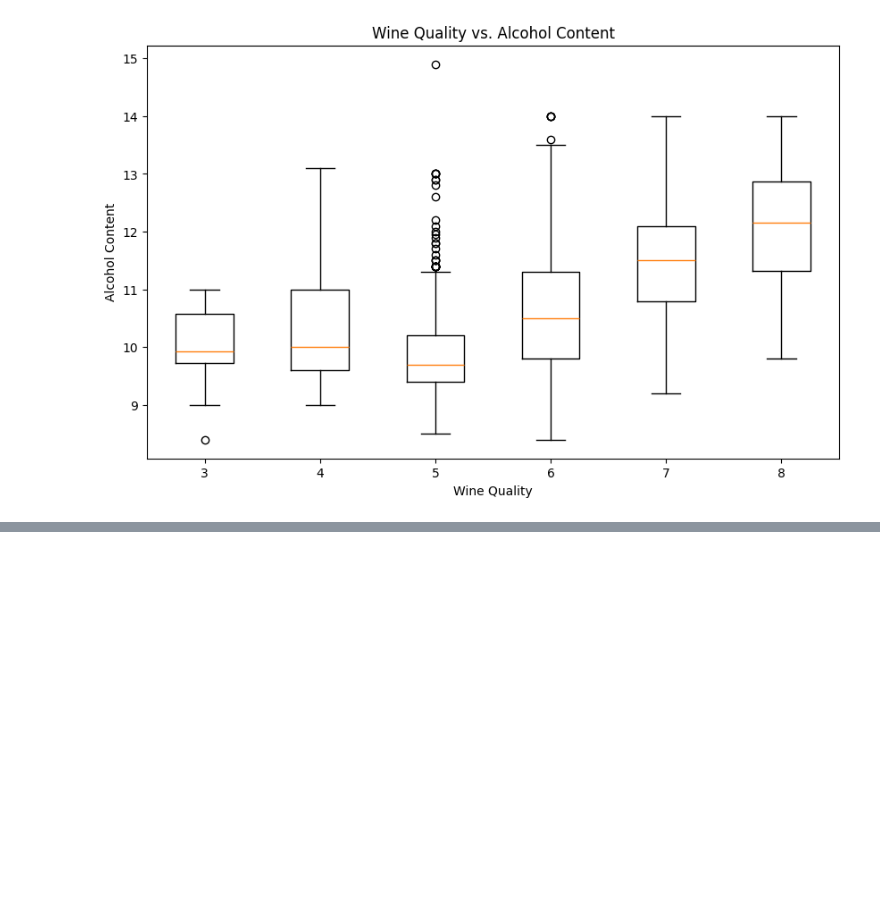
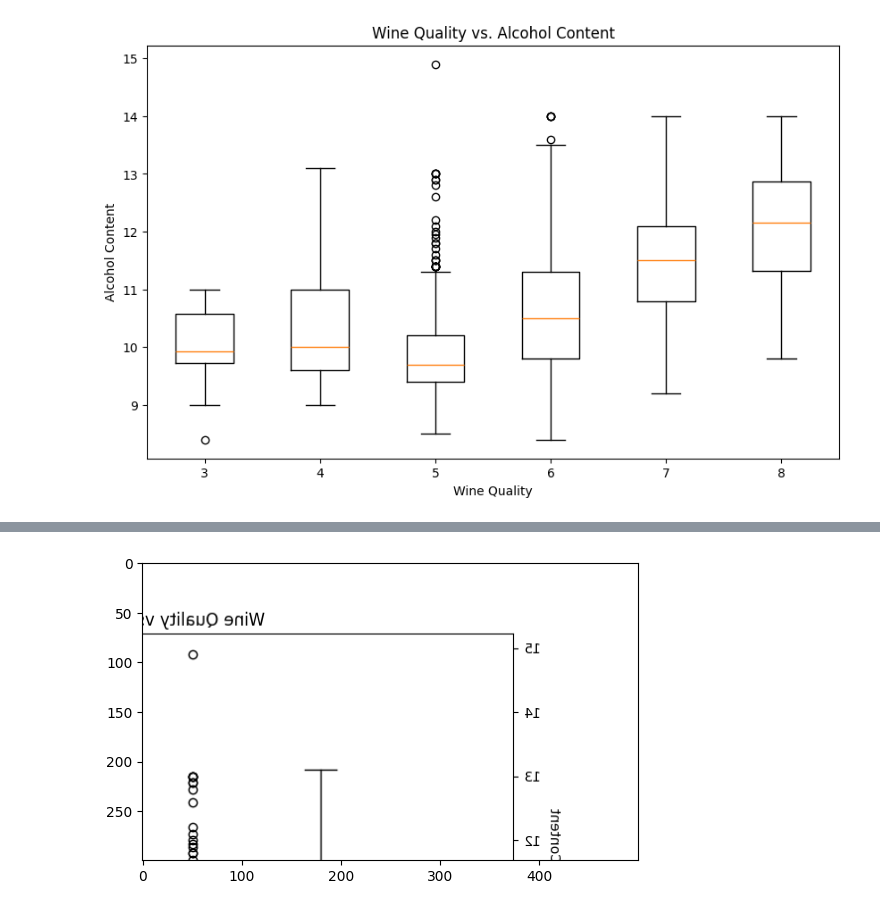
Before and after one commit to fii-optim-lab/RO-AI-Training, a Jupyter notebook: session01-Python-for-AI/03-PandasMaplotlib.ipynb, the cells around one changed output, grey strips where cells are left out. Saved outputs shown, nothing was run; the diff lists cells and outputs as text; code cells hidden in the pictures; blank space fills up the shorter version.

```diff
--- a/session01-Python-for-AI/03-PandasMaplotlib.ipynb
+++ b/session01-Python-for-AI/03-PandasMaplotlib.ipynb
@@ -215,0 +250,5 @@ plt.show()
+# %%
+plt.imshow(np.flip(array[:300, :500], 1))
+plt.show()
+# %% [output]
+[figure, added]
```
Also changed, not shown: parts of 11 cells of this notebook.
